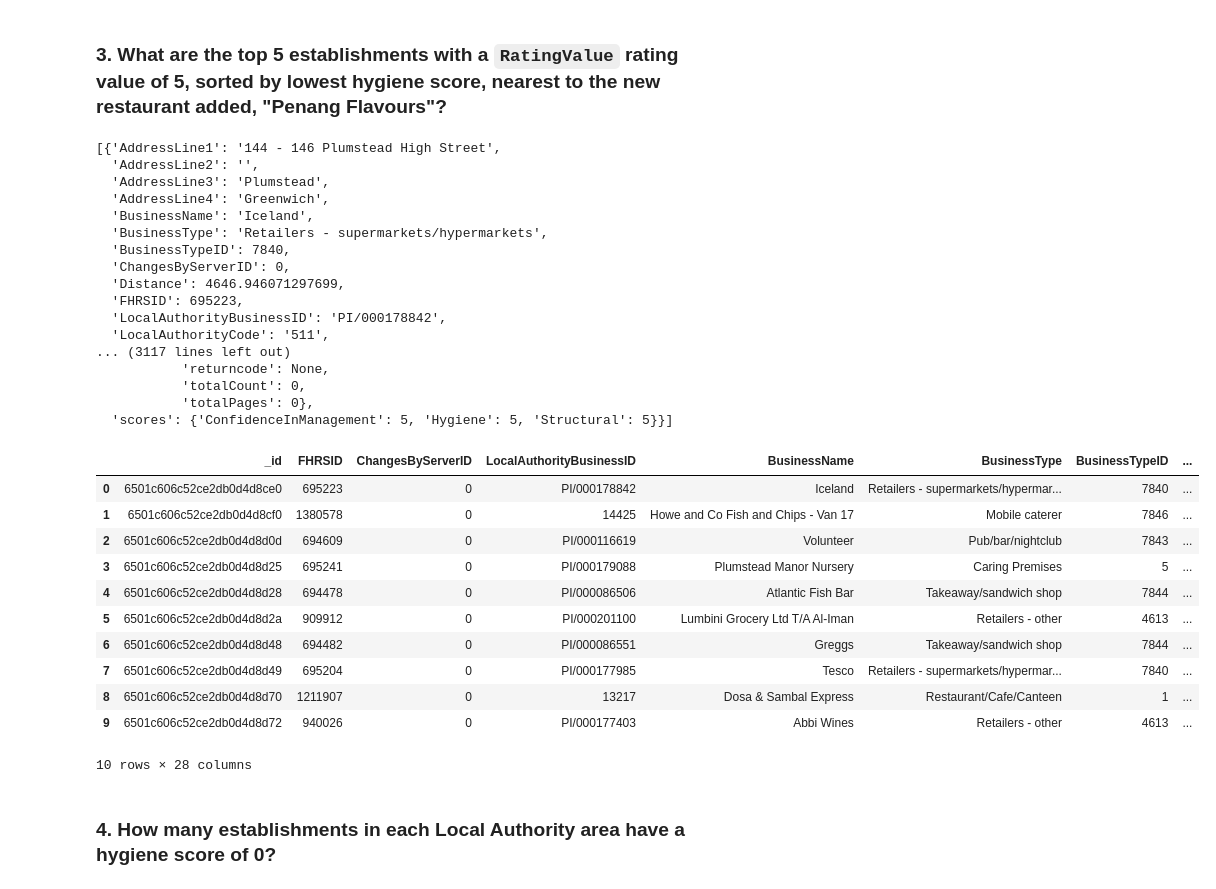
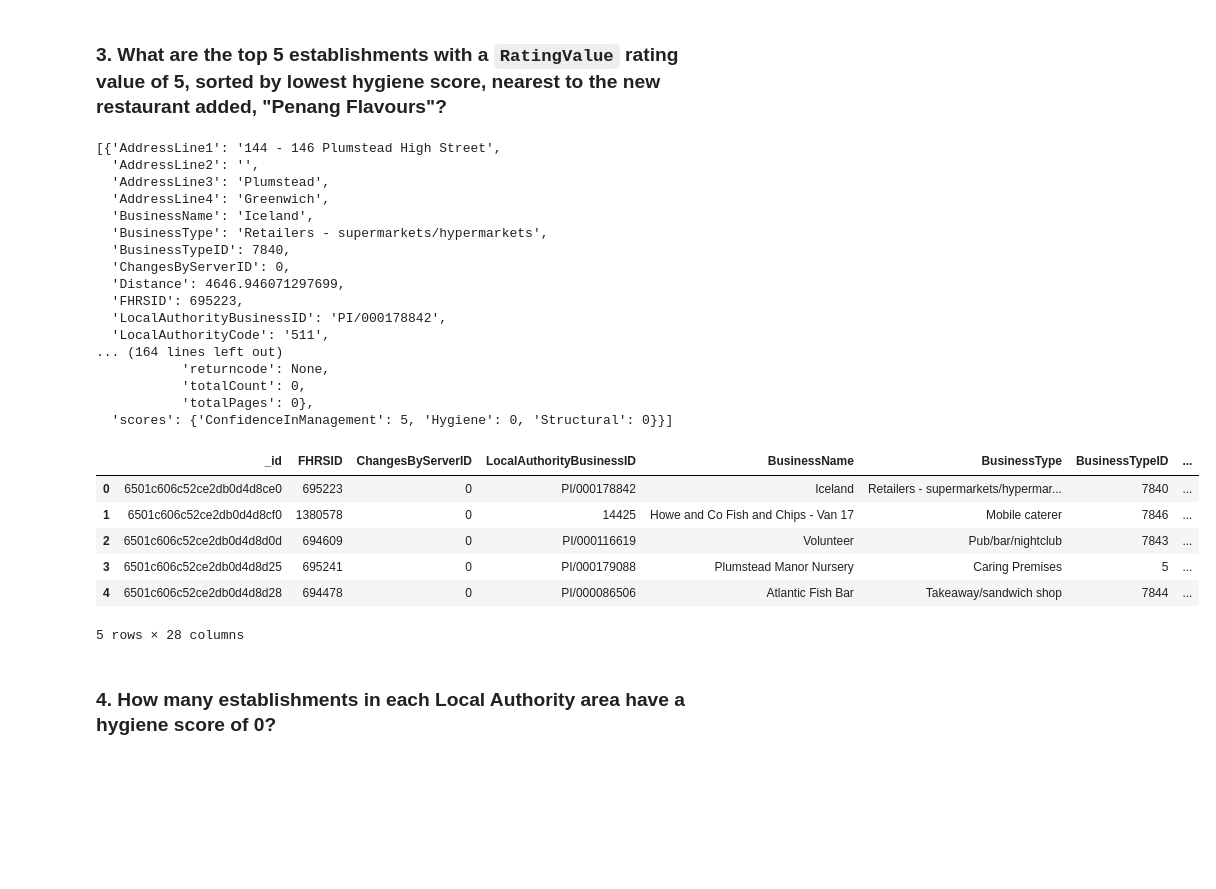
Before and after one commit to Necronics/nosql-challenge, a Jupyter notebook: NoSQL_analysis_starter.ipynb, the cells around one changed output. Cells and saved outputs as stored; diff of their text form; code cells hidden in the pictures; blank space fills up the shorter version.

```diff
--- a/NoSQL_analysis_starter.ipynb
+++ b/NoSQL_analysis_starter.ipynb
@@ -152,7 +152,7 @@ sort =  [("scores.Hygiene", 1)]
 
 # Print the results
 results = list(establishments.find(query).sort(sort))
-pprint(results)
+pprint(results[0:5])
 # %% [output]
 [{'AddressLine1': '144 - 146 Plumstead High Street',
   'AddressLine2': '',
@@ -166,28 +166,23 @@ pprint(results)
   'FHRSID': 695223,
   'LocalAuthorityBusinessID': 'PI/000178842',
   'LocalAuthorityCode': '511',
-... (3117 lines left out)
+... (164 lines left out)
            'returncode': None,
            'totalCount': 0,
            'totalPages': 0},
-  'scores': {'ConfidenceInManagement': 5, 'Hygiene': 5, 'Structural': 5}}]
+  'scores': {'ConfidenceInManagement': 5, 'Hygiene': 0, 'Structural': 0}}]
 # %%
 # Convert result to Pandas DataFrame
 nearby_df = pd.DataFrame(results)
-nearby_df.head(10)
+nearby_df.head(5)
 # %% [output]
 |  | _id | FHRSID | ChangesByServerID | LocalAuthorityBusinessID | BusinessName | BusinessType | BusinessTypeID | ... |
 | 0 | 6501c606c52ce2db0d4d8ce0 | 695223 | 0 | PI/000178842 | Iceland | Retailers - supermarkets/hypermar... | 7840 | ... |
 | 1 | 6501c606c52ce2db0d4d8cf0 | 1380578 | 0 | 14425 | Howe and Co Fish and Chips - Van 17 | Mobile caterer | 7846 | ... |
 | 2 | 6501c606c52ce2db0d4d8d0d | 694609 | 0 | PI/000116619 | Volunteer | Pub/bar/nightclub | 7843 | ... |
 | 3 | 6501c606c52ce2db0d4d8d25 | 695241 | 0 | PI/000179088 | Plumstead Manor Nursery | Caring Premises | 5 | ... |
 | 4 | 6501c606c52ce2db0d4d8d28 | 694478 | 0 | PI/000086506 | Atlantic Fish Bar | Takeaway/sandwich shop | 7844 | ... |
-| 5 | 6501c606c52ce2db0d4d8d2a | 909912 | 0 | PI/000201100 | Lumbini Grocery Ltd T/A Al-Iman | Retailers - other | 4613 | ... |
-| 6 | 6501c606c52ce2db0d4d8d48 | 694482 | 0 | PI/000086551 | Greggs | Takeaway/sandwich shop | 7844 | ... |
-| 7 | 6501c606c52ce2db0d4d8d49 | 695204 | 0 | PI/000177985 | Tesco | Retailers - supermarkets/hypermar... | 7840 | ... |
-| 8 | 6501c606c52ce2db0d4d8d70 | 1211907 | 0 | 13217 | Dosa & Sambal Express | Restaurant/Cafe/Canteen | 1 | ... |
-| 9 | 6501c606c52ce2db0d4d8d72 | 940026 | 0 | PI/000177403 | Abbi Wines | Retailers - other | 4613 | ... |
-10 rows × 28 columns
+5 rows × 28 columns
 # %% [markdown]
 ### 4. How many establishments in each Local Authority area have a hygiene score of 0?
 # %%
```
